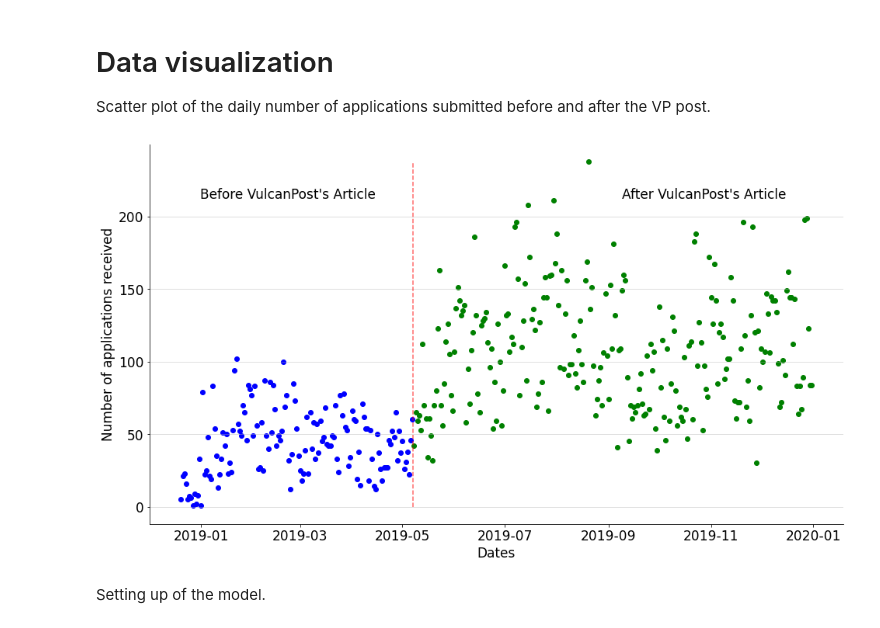
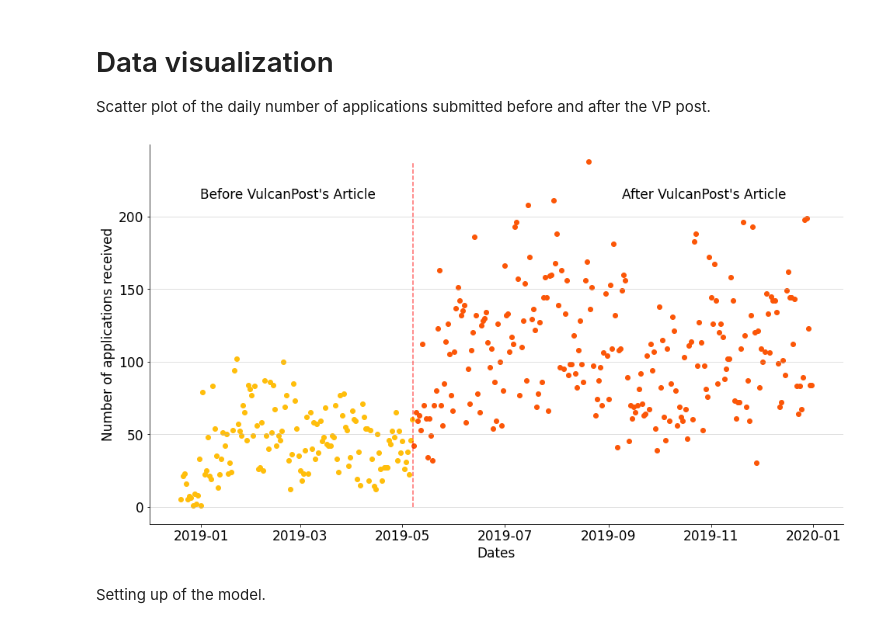
Before and after one commit to jymchng/sgTuitions, a Jupyter notebook: sgTuitions Data Analytics/Effectiveness on sgTuitions' Publicity - Bayes.ipynb, the cells around one changed output. Drawn from its saved outputs; the diff is of its cells as text; code cells hidden in the pictures.

```diff
--- a/sgTuitions Data Analytics/Effectiveness on sgTuitions' Publicity - Bayes.ipynb
+++ b/sgTuitions Data Analytics/Effectiveness on sgTuitions' Publicity - Bayes.ipynb
@@ -17,8 +17,7 @@ Furthermore, assume that the priors for the average daily number of applications
 # %%
 import pandas as pd
 import numpy as np
-import matplotlib as mpl
-import matplotlib.pyplot as plt
+
 import datetime
 import seaborn as sns
 import scipy.stats as stats
@@ -26,6 +25,9 @@ import pymc3 as pm
 import theano.tensor as tt
 import arviz
 import os
+from cycler import cycler
+import matplotlib as mpl
+import matplotlib.pyplot as plt
 
 plt.rcParams['figure.figsize'] = (16,9)
 plt.rcParams['font.size'] = 17
@@ -34,6 +36,10 @@ plt.rcParams['axes.grid.axis'] = 'y'
 plt.rcParams['grid.alpha'] = 0.5
 mpl.rc('axes.spines',top=False,bottom=True,left=True,right=False)
 plt.rcParams['savefig.dpi'] = 300
+colours_dict = {"high_contrast":["ffbe0b","fb5607","ff006e","8338ec","3a86ff"],
+                "orange_grey":["3d5a80","98c1d9","e0fbfc","ee6c4d","293241"]}
+colours_dict = {k:["#" + j for j in colours_dict[k]] for k in colours_dict.keys()}
+mpl.rcParams['axes.prop_cycle'] = cycler(color=colours_dict['high_contrast'])
 # %% [output]
 WARNING (theano.configdefaults): g++ not available, if using conda: `conda install m2w64-toolchain`
 WARNING (theano.configdefaults): g++ not detected ! Theano will be unable to execute optimized C-implementations (for both CPU and GPU) and will default to Python implementations. Performance will be  ...
@@ -69,22 +75,22 @@ daily_applications_after_VP = daily_applications.loc[VP_datetime:]
 Scatter plot of the daily number of applications submitted before and after the VP post.
 # %%
 fig, ax = plt.subplots()
-plt.scatter(daily_applications_before_VP.index, daily_applications_before_VP, color = 'b')
-plt.scatter(daily_applications_after_VP.index, daily_applications_after_VP, color = 'g')
+plt.scatter(daily_applications_before_VP.index, daily_applications_before_VP)
+plt.scatter(daily_applications_after_VP.index, daily_applications_after_VP)
 
 plt.vlines(VP_datetime, ymin = 0, ymax = daily_applications.max(), linestyles = '--', alpha = 0.6, color = 'r')
 
 plt.text(0.2, 0.85, "Before VulcanPost's Article", horizontalalignment='center', va = 'bottom', transform = ax.transAxes)
 plt.text(0.8, 0.85, "After VulcanPost's Article", horizontalalignment='center', va = 'bottom', transform = ax.transAxes)
 
 plt.xlabel('Dates')
 plt.ylabel('Number of applications received')
 
 dir_name_images = os.path.join('.', 'images')
 filename = os.path.join(dir_name_images, 'pre_analysis.png')
 plt.savefig(filename)
 # %% [output]
-[figure, old version]
+[figure, new version]
 # %% [markdown]
 Setting up of the model.
 # %%
```
Also changed, not shown: 1 other file.
